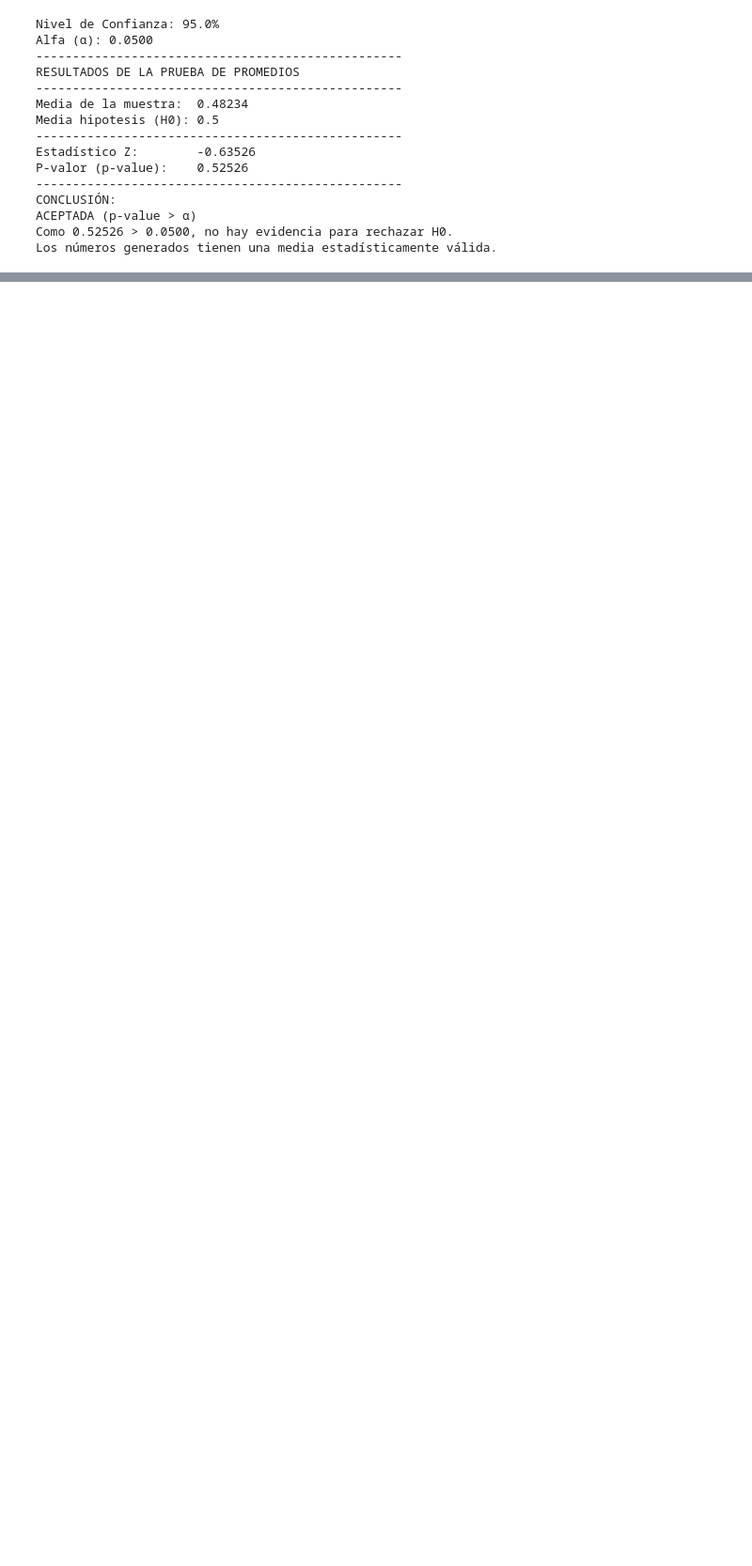
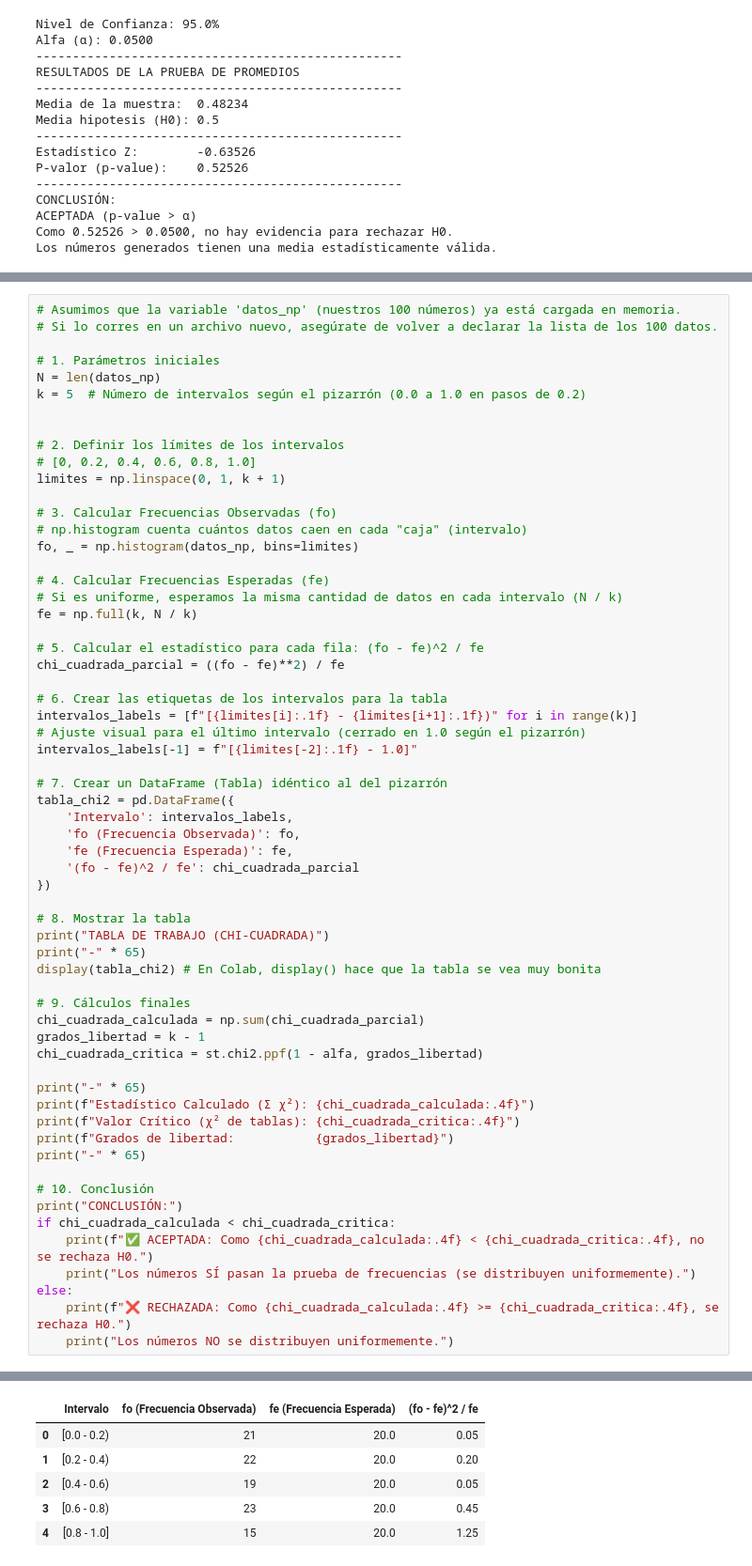
Before and after one commit to jimenezjos/Prueba-de-Promedios, a Jupyter notebook: PruebadePromedios.ipynb, the cells around one changed output, grey strips where cells are left out. Shown at 94% size. Saved outputs shown, nothing was run; the diff lists cells and outputs as text; blank space fills up the shorter version.

Commit message:
Se creó con Colab

```diff
--- a/PruebadePromedios.ipynb
+++ b/PruebadePromedios.ipynb
@@ -164,3 +165,65 @@ plt.xlim(0.4, 0.6) # Ajustar zoom si es necesario
 plt.show()
 # %% [output]
 [figure]
+# %%
+# Asumimos que la variable 'datos_np' (nuestros 100 números) ya está cargada en memoria.
+# Si lo corres en un archivo nuevo, asegúrate de volver a declarar la lista de los 100 datos.
+
+# 1. Parámetros iniciales
+N = len(datos_np)
+k = 5  # Número de intervalos según el pizarrón (0.0 a 1.0 en pasos de 0.2)
+
+
+# 2. Definir los límites de los intervalos
+# [0, 0.2, 0.4, 0.6, 0.8, 1.0]
+limites = np.linspace(0, 1, k + 1)
+
+# 3. Calcular Frecuencias Observadas (fo)
+# np.histogram cuenta cuántos datos caen en cada "caja" (intervalo)
+fo, _ = np.histogram(datos_np, bins=limites)
+
+# 4. Calcular Frecuencias Esperadas (fe)
+# Si es uniforme, esperamos la misma cantidad de datos en cada intervalo (N / k)
+fe = np.full(k, N / k)
+
+# 5. Calcular el estadístico para cada fila: (fo - fe)^2 / fe
+chi_cuadrada_parcial = ((fo - fe)**2) / fe
+
+# 6. Crear las etiquetas de los intervalos para la tabla
+intervalos_labels = [f"[{limites[i]:.1f} - {limites[i+1]:.1f})" for i in range(k)]
+# Ajuste visual para el último intervalo (cerrado en 1.0 según el pizarrón)
+intervalos_labels[-1] = f"[{limites[-2]:.1f} - 1.0]"
+
+# 7. Crear un DataFrame (Tabla) idéntico al del pizarrón
+tabla_chi2 = pd.DataFrame({
+    'Intervalo': intervalos_labels,
+    'fo (Frecuencia Observada)': fo,
+    'fe (Frecuencia Esperada)': fe,
+    '(fo - fe)^2 / fe': chi_cuadrada_parcial
+})
+
+# 8. Mostrar la tabla
+print("TABLA DE TRABAJO (CHI-CUADRADA)")
+print("-" * 65)
+display(tabla_chi2) # En Colab, display() hace que la tabla se vea muy bonita
+
+# 9. Cálculos finales
+chi_cuadrada_calculada = np.sum(chi_cuadrada_parcial)
+grados_libertad = k - 1
+chi_cuadrada_critica = st.chi2.ppf(1 - alfa, grados_libertad)
+
+print("-" * 65)
+print(f"Estadístico Calculado (Σ χ²): {chi_cuadrada_calculada:.4f}")
+print(f"Valor Crítico (χ² de tablas): {chi_cuadrada_critica:.4f}")
+print(f"Grados de libertad:           {grados_libertad}")
+print("-" * 65)
+
+# 10. Conclusión
+print("CONCLUSIÓN:")
+if chi_cuadrada_calculada < chi_cuadrada_critica:
+    print(f"✅ ACEPTADA: Como {chi_cuadrada_calculada:.4f} < {chi_cuadrada_critica:.4f}, no se rechaza H0.")
+    print("Los números SÍ pasan la prueba de frecuencias (se distribuyen uniformemente).")
+else:
+    print(f"❌ RECHAZADA: Como {chi_cuadrada_calculada:.4f} >= {chi_cuadrada_critica:.4f}, se rechaza H0.")
+    print("Los números NO se distribuyen uniformemente.")
+# %% [output]
@@ -166,0 +232,6 @@ plt.show()
+|  | Intervalo | fo (Frecuencia Observada) | fe (Frecuencia Esperada) | (fo - fe)^2 / fe |
+| 0 | [0.0 - 0.2) | 21 | 20.0 | 0.05 |
+| 1 | [0.2 - 0.4) | 22 | 20.0 | 0.20 |
+| 2 | [0.4 - 0.6) | 19 | 20.0 | 0.05 |
+| 3 | [0.6 - 0.8) | 23 | 20.0 | 0.45 |
+| 4 | [0.8 - 1.0] | 15 | 20.0 | 1.25 |
```
Also changed, not shown: parts of 3 cells of this notebook.
